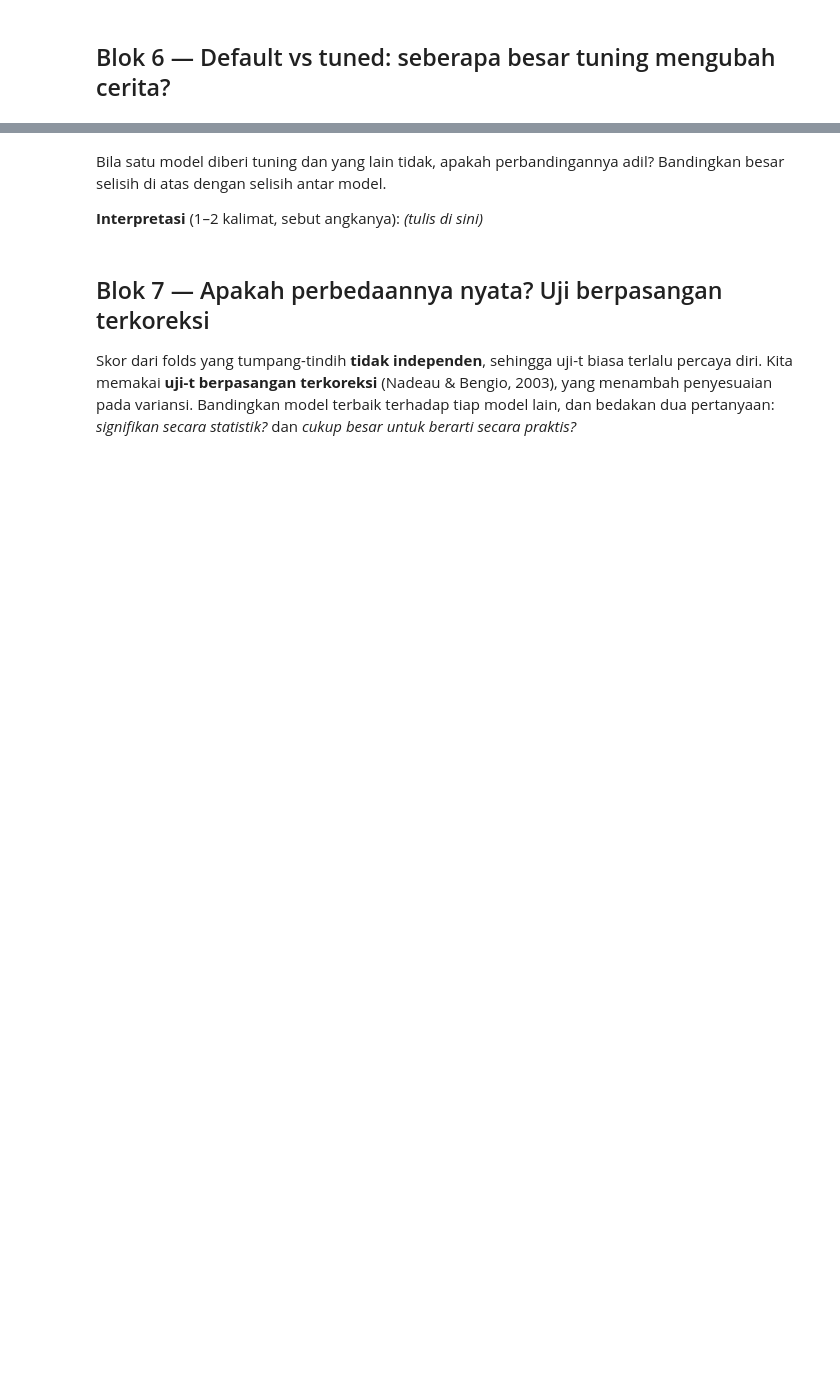
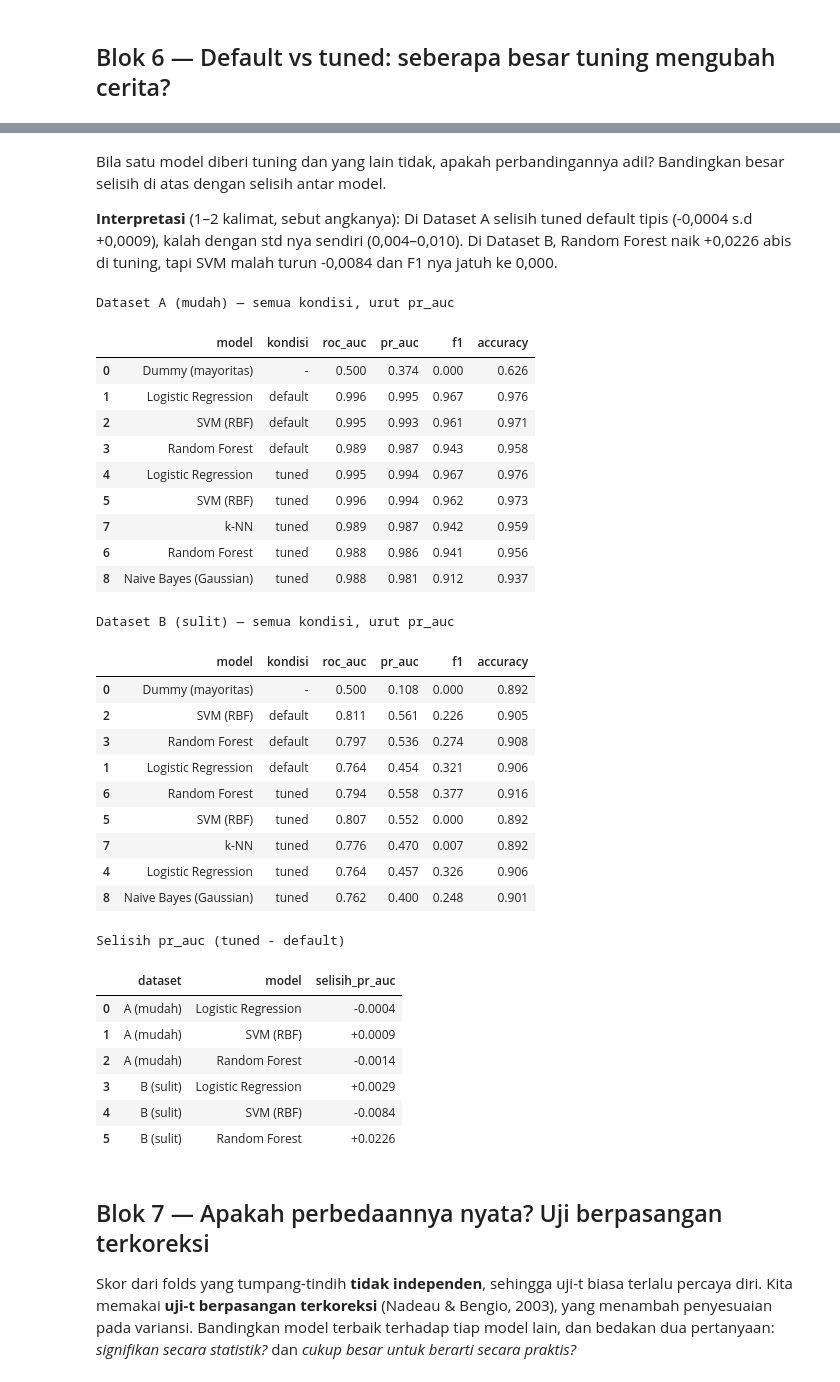
Before and after one commit to alishaanggranidi/Analysis-Bike-Rental, a Jupyter notebook: notebooks/praktikum02_baseline.ipynb, the cells around one changed output, grey strips where cells are left out. Saved outputs shown, nothing was run; the diff lists cells and outputs as text; code cells hidden in the pictures; blank space fills up the shorter version.

```diff
--- a/notebooks/praktikum02_baseline.ipynb
+++ b/notebooks/praktikum02_baseline.ipynb
@@ -373,7 +392,70 @@ for nama in DATASET:
 # %% [markdown]
 Bila satu model diberi tuning dan yang lain tidak, apakah perbandingannya adil? Bandingkan besar selisih di atas dengan selisih antar model.
 
-**Interpretasi** (1–2 kalimat, sebut angkanya): _(tulis di sini)_
+**Interpretasi** (1–2 kalimat, sebut angkanya): Di Dataset A selisih tuned default tipis (-0,0004 s.d +0,0009), kalah dengan std nya sendiri (0,004–0,010). Di Dataset B, Random Forest naik +0,0226 abis di tuning, tapi SVM malah turun -0,0084 dan F1 nya jatuh ke 0,000.
+# %%
+def tampilkan_rapi(tabel, dataset, kondisi=None):
+    baris = []
+    for (d, model, kond), r in tabel.items():
+        if d != dataset or (kondisi and kond != kondisi):
+            continue
+        baris.append({"model": model, "kondisi": kond,
+                      **{m: r[m][0] for m in SCORING}})
+    return pd.DataFrame(baris).sort_values(["kondisi", "pr_auc"], ascending=[True, False])
+
+for nama in DATASET:
+    display(
+        tampilkan_rapi(TABEL, nama).style
+        .set_caption(f"Dataset {nama} — semua kondisi, urut pr_auc")
+        .background_gradient(subset=list(SCORING), cmap="RdPu")
+        .format("{:.3f}", subset=list(SCORING))
+    )
+
+# tabel selisih tuned - default
+selisih_rows = []
+for nama in DATASET:
+    for model in KANDIDAT[nama]:
+        if (nama, model, "default") in TABEL:
+            d = TABEL[(nama, model, "tuned")][METRIK_UTAMA][0] - TABEL[(nama, model, "default")][METRIK_UTAMA][0]
+            selisih_rows.append({"dataset": nama, "model": model, "selisih_pr_auc": d})
+
+display(
+    pd.DataFrame(selisih_rows).style
+    .set_caption("Selisih pr_auc (tuned - default)")
+    .background_gradient(subset=["selisih_pr_auc"], cmap="Pastel2", vmin=-0.03, vmax=0.03)
+    .format("{:+.4f}", subset=["selisih_pr_auc"])
+)
+# %% [output]
+Dataset A (mudah) — semua kondisi, urut pr_auc
+|  | model | kondisi | roc_auc | pr_auc | f1 | accuracy |
+| 0 | Dummy (mayoritas) | - | 0.500 | 0.374 | 0.000 | 0.626 |
+| 1 | Logistic Regression | default | 0.996 | 0.995 | 0.967 | 0.976 |
+| 2 | SVM (RBF) | default | 0.995 | 0.993 | 0.961 | 0.971 |
+| 3 | Random Forest | default | 0.989 | 0.987 | 0.943 | 0.958 |
+| 4 | Logistic Regression | tuned | 0.995 | 0.994 | 0.967 | 0.976 |
+| 5 | SVM (RBF) | tuned | 0.996 | 0.994 | 0.962 | 0.973 |
+| 7 | k-NN | tuned | 0.989 | 0.987 | 0.942 | 0.959 |
+| 6 | Random Forest | tuned | 0.988 | 0.986 | 0.941 | 0.956 |
+| 8 | Naive Bayes (Gaussian) | tuned | 0.988 | 0.981 | 0.912 | 0.937 |
+Dataset B (sulit) — semua kondisi, urut pr_auc
+|  | model | kondisi | roc_auc | pr_auc | f1 | accuracy |
+| 0 | Dummy (mayoritas) | - | 0.500 | 0.108 | 0.000 | 0.892 |
+| 2 | SVM (RBF) | default | 0.811 | 0.561 | 0.226 | 0.905 |
+| 3 | Random Forest | default | 0.797 | 0.536 | 0.274 | 0.908 |
+| 1 | Logistic Regression | default | 0.764 | 0.454 | 0.321 | 0.906 |
+| 6 | Random Forest | tuned | 0.794 | 0.558 | 0.377 | 0.916 |
+| 5 | SVM (RBF) | tuned | 0.807 | 0.552 | 0.000 | 0.892 |
+| 7 | k-NN | tuned | 0.776 | 0.470 | 0.007 | 0.892 |
+| 4 | Logistic Regression | tuned | 0.764 | 0.457 | 0.326 | 0.906 |
+| 8 | Naive Bayes (Gaussian) | tuned | 0.762 | 0.400 | 0.248 | 0.901 |
+Selisih pr_auc (tuned - default)
+|  | dataset | model | selisih_pr_auc |
+| 0 | A (mudah) | Logistic Regression | -0.0004 |
+| 1 | A (mudah) | SVM (RBF) | +0.0009 |
+| 2 | A (mudah) | Random Forest | -0.0014 |
+| 3 | B (sulit) | Logistic Regression | +0.0029 |
+| 4 | B (sulit) | SVM (RBF) | -0.0084 |
+| 5 | B (sulit) | Random Forest | +0.0226 |
 # %% [markdown]
 ## Blok 7 — Apakah perbedaannya nyata? Uji berpasangan terkoreksi
 
```
Also changed, not shown: parts of 13 cells of this notebook.
